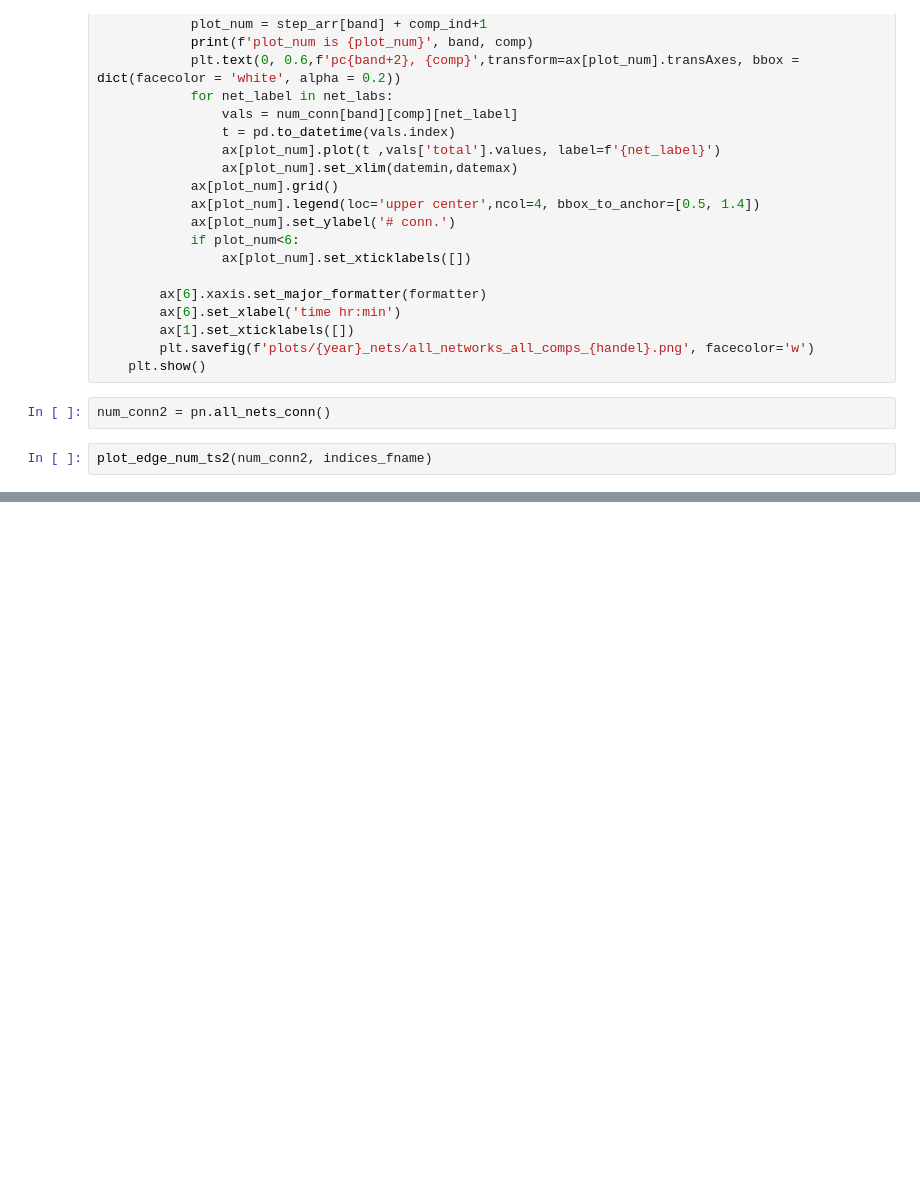
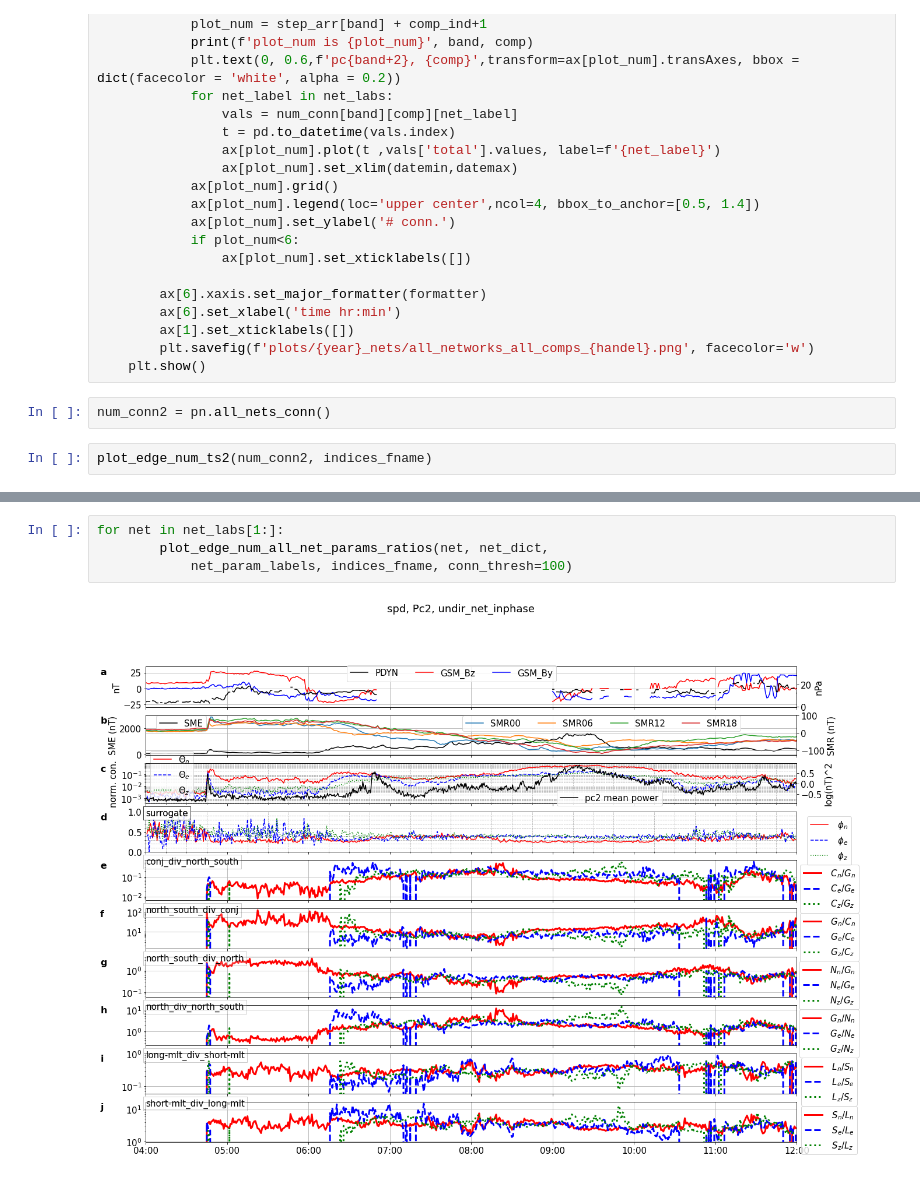
Before and after one commit to shahbaz22/geomag_data-mining, a Jupyter notebook: plotting_all_connections.ipynb, the cells around one changed output, grey strips where cells are left out. Saved outputs shown, nothing was run; the diff lists cells and outputs as text; blank space fills up the shorter version.

```diff
--- a/plotting_all_connections.ipynb
+++ b/plotting_all_connections.ipynb
@@ -355,0 +668,6 @@ for net in net_labs:
+# %%
+for net in net_labs[1:]:
+        plot_edge_num_all_net_params_ratios(net, net_dict,
+            net_param_labels, indices_fname, conn_thresh=100)
+# %% [output]
+[figure, added]
```
Also changed, not shown: parts of 18 cells of this notebook, 4 other files.
